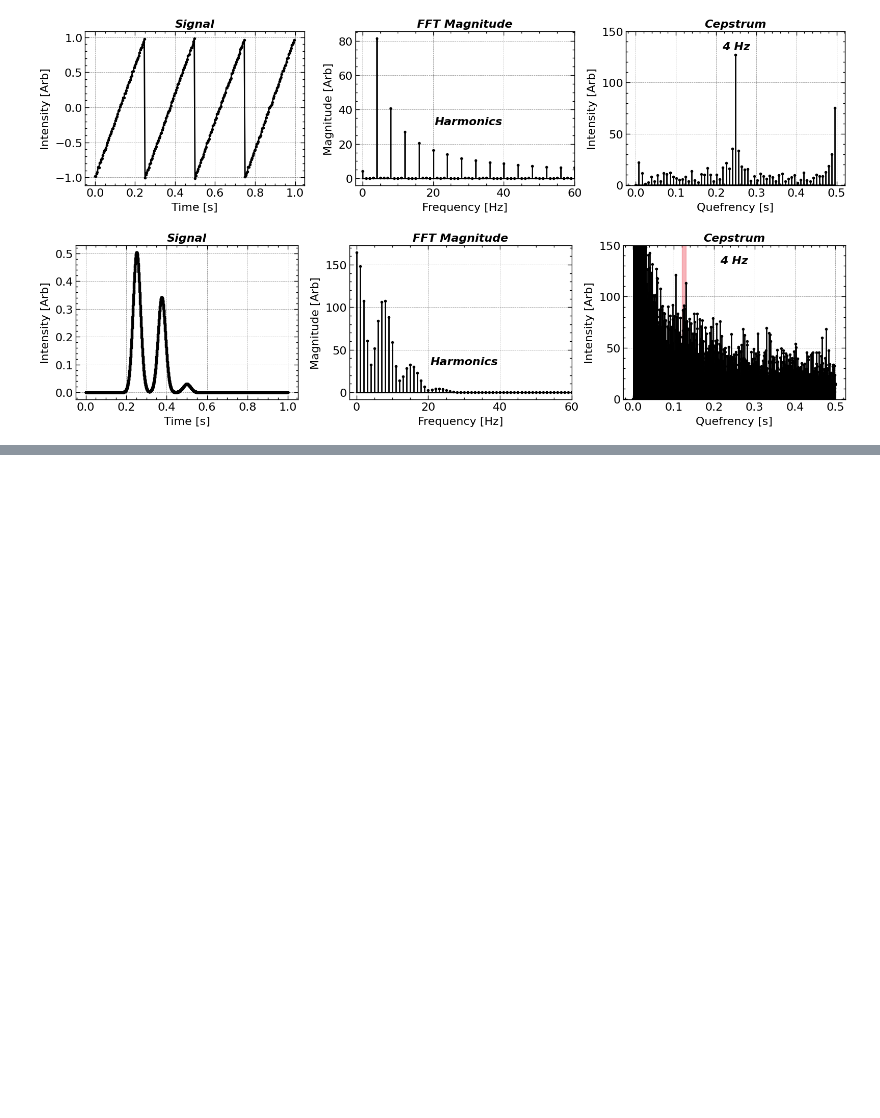
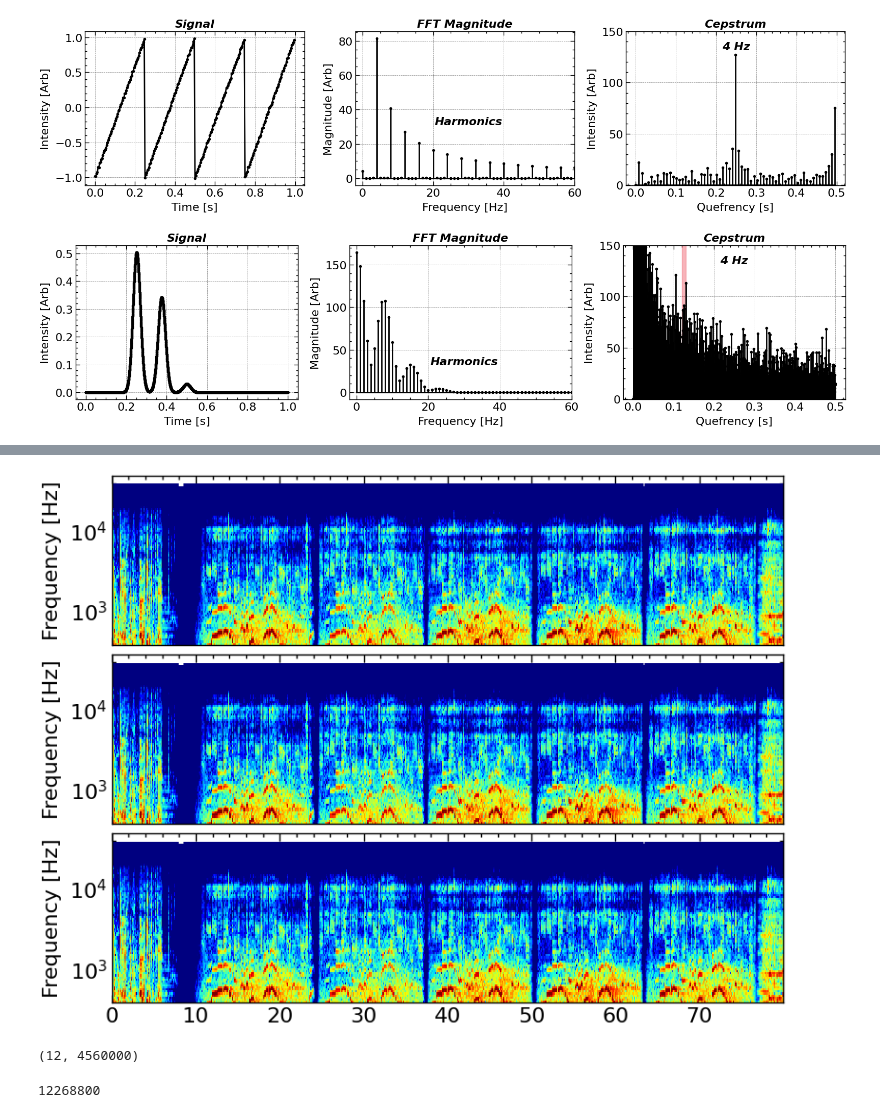
Before and after one commit to jiutongzhao/Time-Series-Data-Analysis, a Jupyter notebook: chap3.ipynb, the cells around one changed output, grey strips where cells are left out. Drawn from its saved outputs; the diff is of its cells as text; code cells hidden in the pictures; blank space fills up the shorter version.

```diff
--- a/chap3.ipynb
+++ b/chap3.ipynb
@@ -235,0 +287,56 @@ plt.show()
+# %%
+import pywt
+import ssqueezepy
+from scipy.io.wavfile import read
+
+wav_file = read('Data/headphone_comparison.wav')
+
+plt.close()
+plt.figure(figsize=figsize_normal)
+ax1 = plt.subplot(3, 1, 1)
+ax2 = plt.subplot(3, 1, 2, sharey = ax1)
+ax3 = plt.subplot(3, 1, 3, sharey = ax1)
+
+fs = wav_file[0]
+sig = wav_file[1][:, 0]
+sig = sig[fs * 105:fs * 185]
+dt = 1 / fs
+N = len(sig)
+t = np.arange(N) * dt
+
+# downsample = 1
+
+# sig = sig[start_idx:end_idx:downsample]
+# t = t[start_idx:end_idx:downsample]
+
+scales = 2 ** np.linspace(0, 7, 7 * 12, endpoint = False)
+bandwidth = 24.0
+coef, scales = ssqueezepy.cwt(sig, ('morlet', {'mu': bandwidth}), scales = bandwidth / (2 * np.pi) * scales.astype(np.float32), fs = 1 / dt, l1_norm = False)
+freq = bandwidth / (2 * np.pi) / dt / scales
+df = (freq[0] / freq[1] - 1) * freq / np.sqrt(freq[0] / freq[1])
+psd = (np.abs(coef) ** 2) * (2 * dt)
+
+downsample = 16
+
+ax1.pcolormesh(t[::downsample], freq, psd[:, ::downsample], shading = 'auto', cmap = 'jet', norm=matplotlib.colors.LogNorm(vmin = psd.mean() * 1e-5, vmax = psd.mean() * 1e2))
+ax2.pcolormesh(t[::downsample], freq, psd[:, ::downsample], shading = 'auto', cmap = 'jet', norm=matplotlib.colors.LogNorm(vmin = psd.mean() * 1e-5, vmax = psd.mean() * 1e2))
+ax3.pcolormesh(t[::downsample], freq, psd[:, ::downsample], shading = 'auto', cmap = 'jet', norm=matplotlib.colors.LogNorm(vmin = psd.mean() * 1e-5, vmax = psd.mean() * 1e2))
+
+for ax in [ax1, ax2, ax3]:
+    ax.set_yscale('log')
+    ax.set_ylabel('Frequency [Hz]')
+    ax.label_outer()
+
+plt.tight_layout()
+# %% [output]
+[figure, added]
+# %%
+psd.shape
+# %% [output]
+(12, 4560000)
+# %%
+fs = wav_file_hd800s[0]
+sig = wav_file_hd800s[1][:, 0]
+sig.size
+# %% [output]
+12268800
```
Also changed, not shown: parts of 1 cell of this notebook, 2 other files.
